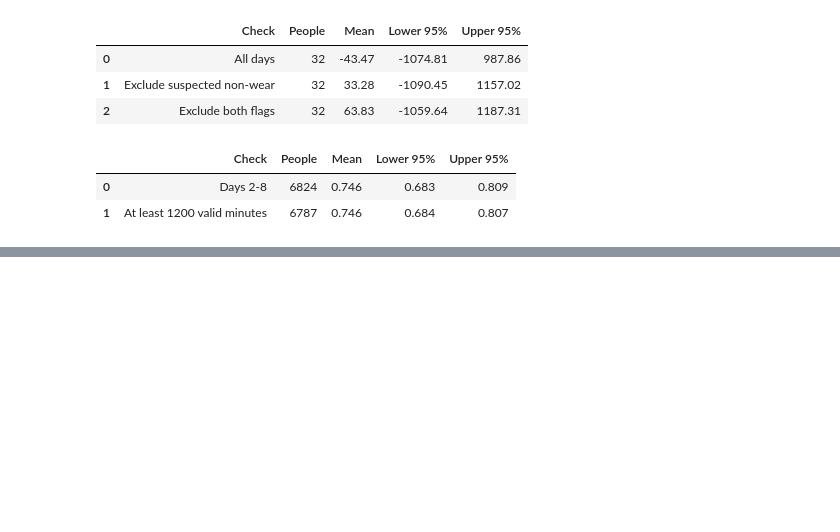
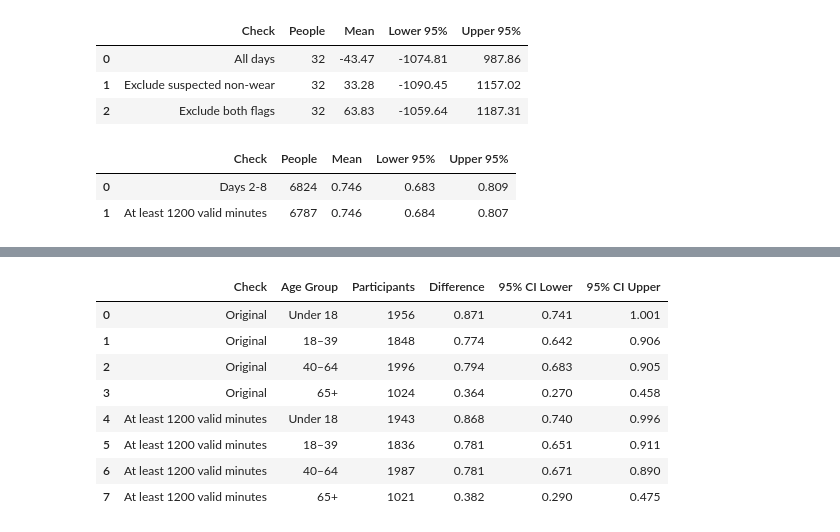
Before and after one commit to gcisne4/cs418-Fitness-Analytics, a Jupyter notebook: eda.ipynb, the cells around one changed output, grey strips where cells are left out. Drawn from its saved outputs; the diff is of its cells as text; code cells hidden in the pictures; blank space fills up the shorter version.

```diff
--- a/eda.ipynb
+++ b/eda.ipynb
@@ -1290,0 +1402,60 @@ Name: PAXVMD, dtype: float64
+# %%
+# Exclude recordings shorter than 1,200 valid minutes
+filtered = activity[activity["PAXVMD"] >= 1200].copy()
+
+# Recalculate weekday and weekend averages per participant
+filtered_pairs = (
+    filtered.groupby(["SEQN", "DayType"])["MovementPerValidMinute"]
+    .mean()
+    .unstack()
+    .dropna(subset=["Weekday", "Weekend"])
+    .reset_index()
+)
+
+filtered_pairs["MovementDifference"] = (
+    filtered_pairs["Weekday"] - filtered_pairs["Weekend"]
+)
+
+# Add age groups
+filtered_pairs = filtered_pairs.merge(
+    paired_demo[["SEQN", "AgeGroup"]],
+    on="SEQN",
+    how="left",
+    validate="one_to_one"
+)
+
+# Compare original results with filtered results
+checks = []
+
+for label, dataset in [
+    ("Original", paired_demo),
+    ("At least 1200 valid minutes", filtered_pairs)
+]:
+    for group, data in dataset.groupby("AgeGroup", observed=True):
+        diff = data["MovementDifference"].dropna()
+        n = len(diff)
+        mean = diff.mean()
+        margin = t.ppf(0.975, n - 1) * diff.sem()
+
+        checks.append({
+            "Check": label,
+            "Age Group": str(group),
+            "Participants": n,
+            "Difference": mean,
+            "95% CI Lower": mean - margin,
+            "95% CI Upper": mean + margin
+        })
+
+age_checks = pd.DataFrame(checks)
+
+display(age_checks.round(3))
+# %% [output]
+|  | Check | Age Group | Participants | Difference | 95% CI Lower | 95% CI Upper |
+| 0 | Original | Under 18 | 1956 | 0.871 | 0.741 | 1.001 |
+| 1 | Original | 18–39 | 1848 | 0.774 | 0.642 | 0.906 |
+| 2 | Original | 40–64 | 1996 | 0.794 | 0.683 | 0.905 |
+| 3 | Original | 65+ | 1024 | 0.364 | 0.270 | 0.458 |
+| 4 | At least 1200 valid minutes | Under 18 | 1943 | 0.868 | 0.740 | 0.996 |
+| 5 | At least 1200 valid minutes | 18–39 | 1836 | 0.781 | 0.651 | 0.911 |
+| 6 | At least 1200 valid minutes | 40–64 | 1987 | 0.781 | 0.671 | 0.890 |
+| 7 | At least 1200 valid minutes | 65+ | 1021 | 0.382 | 0.290 | 0.475 |
```
Also changed, not shown: parts of 19 cells of this notebook, 3 other files.
